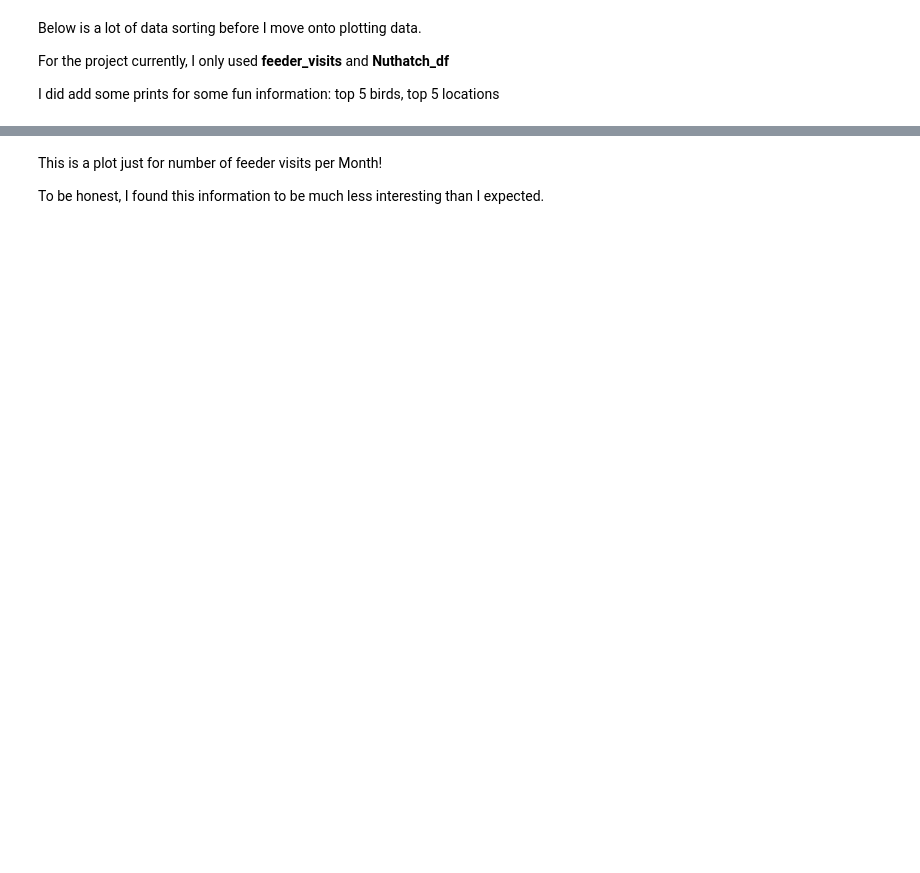
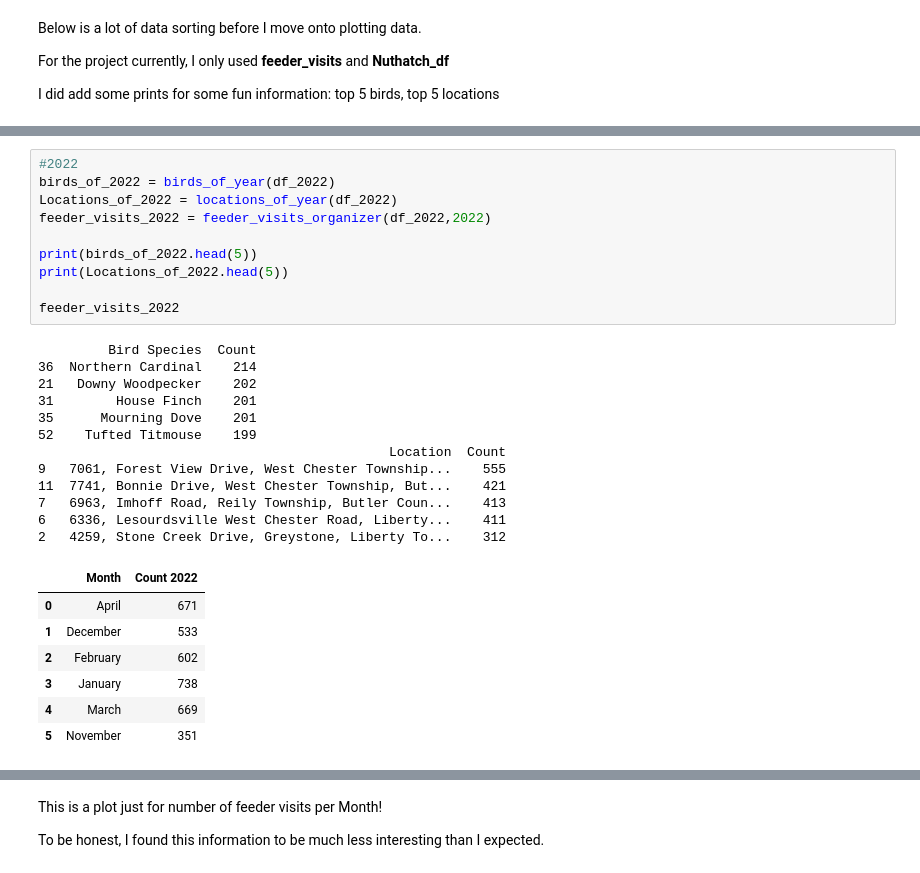
Before and after one commit to AWDameron/Birds_In_Ohio, a Jupyter notebook: Bird_finder.ipynb, the cells around one changed output, grey strips where cells are left out. Cells and saved outputs as stored; diff of their text form; blank space fills up the shorter version.

```diff
--- a/Bird_finder.ipynb
+++ b/Bird_finder.ipynb
@@ -370,0 +511,30 @@ print(feeder_visits.columns)
+# %%
+#2022
+birds_of_2022 = birds_of_year(df_2022)
+Locations_of_2022 = locations_of_year(df_2022)
+feeder_visits_2022 = feeder_visits_organizer(df_2022,2022)
+
+print(birds_of_2022.head(5))
+print(Locations_of_2022.head(5))
+
+feeder_visits_2022
+# %% [output]
+         Bird Species  Count
+36  Northern Cardinal    214
+21   Downy Woodpecker    202
+31        House Finch    201
+35      Mourning Dove    201
+52    Tufted Titmouse    199
+                                             Location  Count
+9   7061, Forest View Drive, West Chester Township...    555
+11  7741, Bonnie Drive, West Chester Township, But...    421
+7   6963, Imhoff Road, Reily Township, Butler Coun...    413
+6   6336, Lesourdsville West Chester Road, Liberty...    411
+2   4259, Stone Creek Drive, Greystone, Liberty To...    312
+|  | Month | Count 2022 |
+| 0 | April | 671 |
+| 1 | December | 533 |
+| 2 | February | 602 |
+| 3 | January | 738 |
+| 4 | March | 669 |
+| 5 | November | 351 |
```
Also changed, not shown: parts of 23 cells of this notebook, 1 other file.
